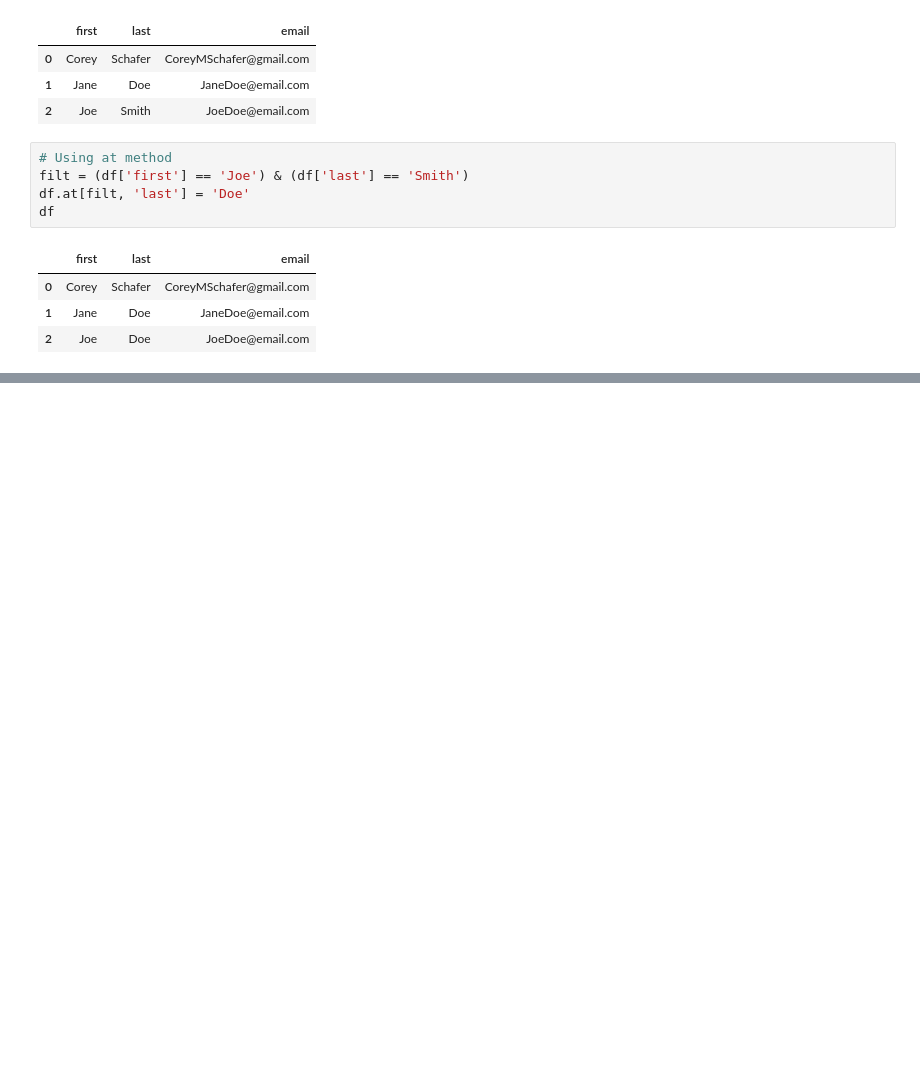
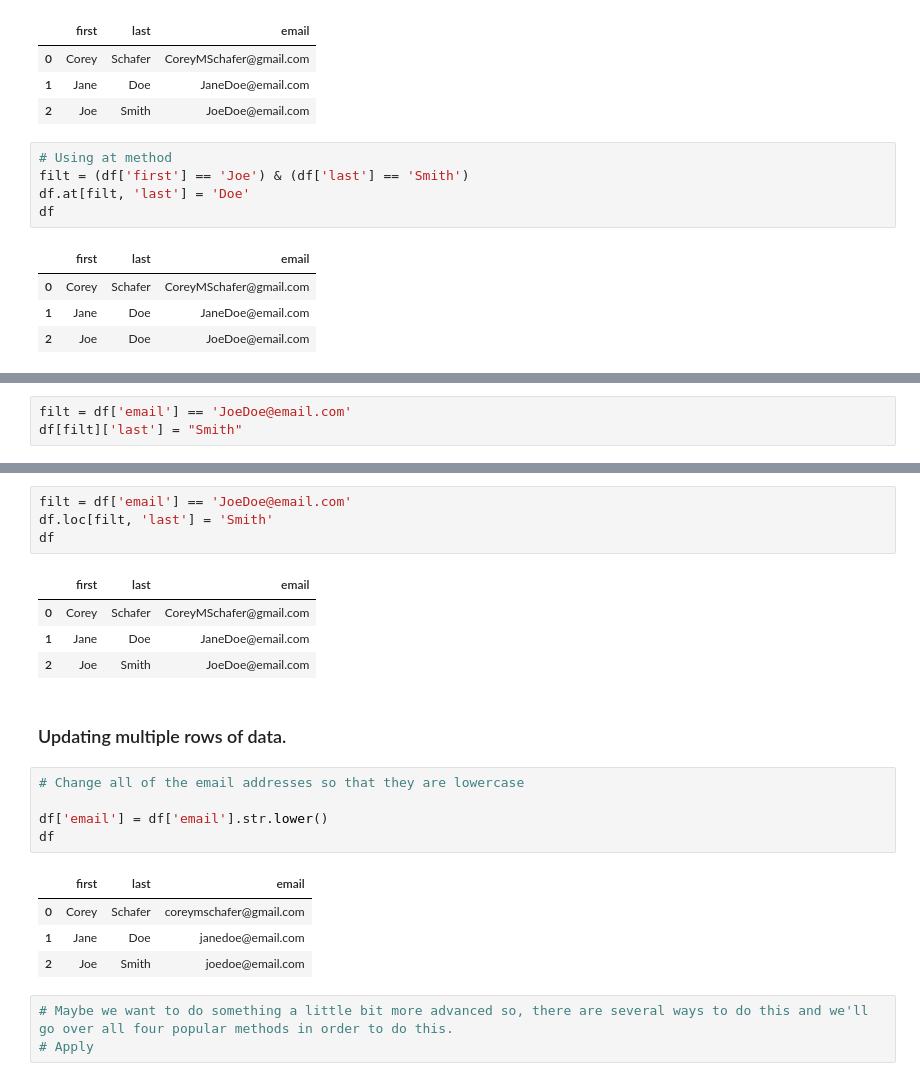
Before and after one commit to JonaJS/pandas_notebooks, a Jupyter notebook: 5_Updating Rows and Columns - Modifying Data Within DataFrames.ipynb, the cells around one changed output, grey strips where cells are left out. Saved outputs shown, nothing was run; the diff lists cells and outputs as text; blank space fills up the shorter version.

Commit message:
Updating rows

```diff
--- a/5_Updating Rows and Columns - Modifying Data Within DataFrames.ipynb
+++ b/5_Updating Rows and Columns - Modifying Data Within DataFrames.ipynb
@@ -131,0 +137,3 @@ df
+# %%
+filt = df['email'] == 'JoeDoe@email.com'
+df[filt]['last'] = "Smith"
@@ -131,0 +158,24 @@ df
+# %%
+filt = df['email'] == 'JoeDoe@email.com'
+df.loc[filt, 'last'] = 'Smith'
+df
+# %% [output]
+|  | first | last | email |
+| 0 | Corey | Schafer | CoreyMSchafer@gmail.com |
+| 1 | Jane | Doe | JaneDoe@email.com |
+| 2 | Joe | Smith | JoeDoe@email.com |
+# %% [markdown]
+### Updating multiple rows of data.
+# %%
+# Change all of the email addresses so that they are lowercase
+
+df['email'] = df['email'].str.lower()
+df
+# %% [output]
+|  | first | last | email |
+| 0 | Corey | Schafer | coreymschafer@gmail.com |
+| 1 | Jane | Doe | janedoe@email.com |
+| 2 | Joe | Smith | joedoe@email.com |
+# %%
+# Maybe we want to do something a little bit more advanced so, there are several ways to do this and we'll go over all four popular methods in order to do this.
+# Apply
```
Also changed, not shown: parts of 5 cells of this notebook.
